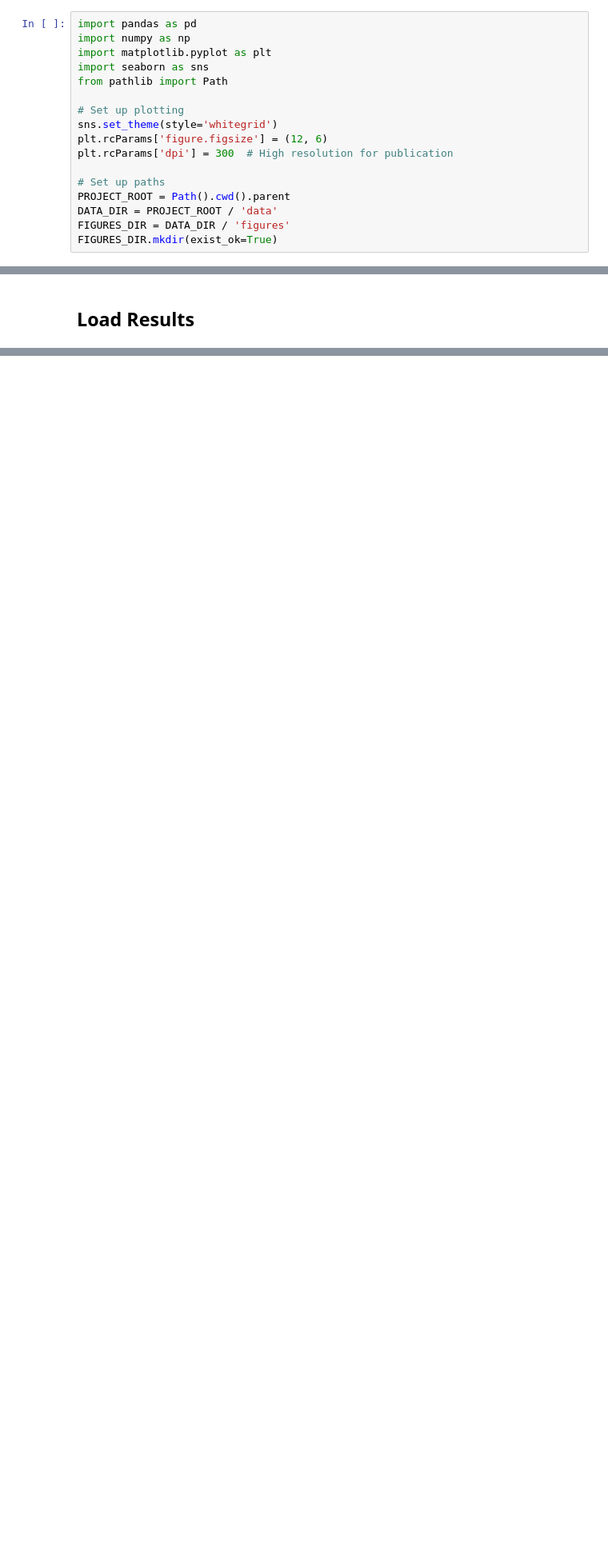
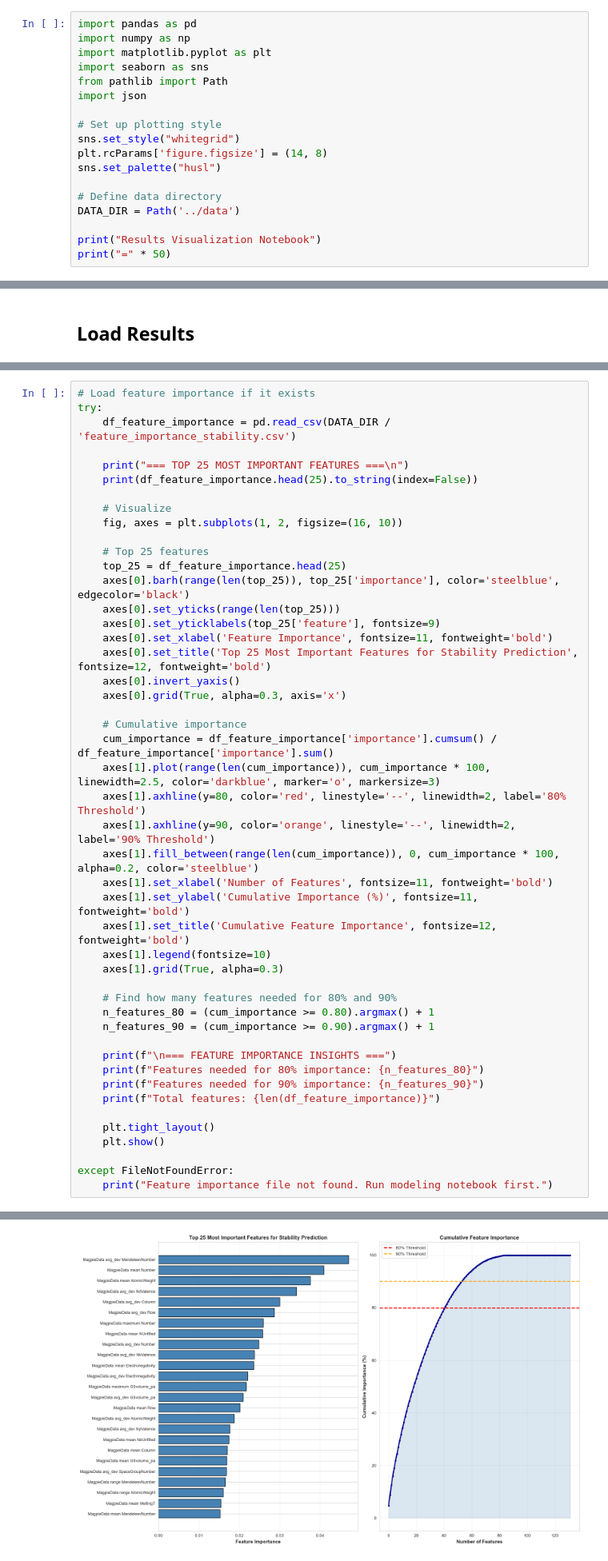
Before and after one commit to benbenmerk-stack/Merkin_FinalProject, a Jupyter notebook: notebooks/04_results_visualization.ipynb, the cells around one changed output, grey strips where cells are left out. Shown at 80% size. Cells and saved outputs as stored; diff of their text form; blank space fills up the shorter version.

```diff
--- a/notebooks/04_results_visualization.ipynb
+++ b/notebooks/04_results_visualization.ipynb
@@ -16,14 +16,15 @@ import numpy as np
 import matplotlib.pyplot as plt
 import seaborn as sns
 from pathlib import Path
+import json
 
-# Set up plotting
-sns.set_theme(style='whitegrid')
-plt.rcParams['figure.figsize'] = (12, 6)
-plt.rcParams['dpi'] = 300  # High resolution for publication
+# Set up plotting style
+sns.set_style("whitegrid")
+plt.rcParams['figure.figsize'] = (14, 8)
+sns.set_palette("husl")
 
-# Set up paths
-PROJECT_ROOT = Path().cwd().parent
-DATA_DIR = PROJECT_ROOT / 'data'
-FIGURES_DIR = DATA_DIR / 'figures'
-FIGURES_DIR.mkdir(exist_ok=True)
+# Define data directory
+DATA_DIR = Path('../data')
+
+print("Results Visualization Notebook")
+print("=" * 50)
@@ -44,0 +238,48 @@ FIGURES_DIR.mkdir(exist_ok=True)
+# %%
+# Load feature importance if it exists
+try:
+    df_feature_importance = pd.read_csv(DATA_DIR / 'feature_importance_stability.csv')
+
+    print("=== TOP 25 MOST IMPORTANT FEATURES ===\n")
+    print(df_feature_importance.head(25).to_string(index=False))
+
+    # Visualize
+    fig, axes = plt.subplots(1, 2, figsize=(16, 10))
+
+    # Top 25 features
+    top_25 = df_feature_importance.head(25)
+    axes[0].barh(range(len(top_25)), top_25['importance'], color='steelblue', edgecolor='black')
+    axes[0].set_yticks(range(len(top_25)))
+    axes[0].set_yticklabels(top_25['feature'], fontsize=9)
+    axes[0].set_xlabel('Feature Importance', fontsize=11, fontweight='bold')
+    axes[0].set_title('Top 25 Most Important Features for Stability Prediction', fontsize=12, fontweight='bold')
+    axes[0].invert_yaxis()
+    axes[0].grid(True, alpha=0.3, axis='x')
+
+    # Cumulative importance
+    cum_importance = df_feature_importance['importance'].cumsum() / df_feature_importance['importance'].sum()
+    axes[1].plot(range(len(cum_importance)), cum_importance * 100, linewidth=2.5, color='darkblue', marker='o', markersize=3)
+    axes[1].axhline(y=80, color='red', linestyle='--', linewidth=2, label='80% Threshold')
+    axes[1].axhline(y=90, color='orange', linestyle='--', linewidth=2, label='90% Threshold')
+    axes[1].fill_between(range(len(cum_importance)), 0, cum_importance * 100, alpha=0.2, color='steelblue')
+    axes[1].set_xlabel('Number of Features', fontsize=11, fontweight='bold')
+    axes[1].set_ylabel('Cumulative Importance (%)', fontsize=11, fontweight='bold')
+    axes[1].set_title('Cumulative Feature Importance', fontsize=12, fontweight='bold')
+    axes[1].legend(fontsize=10)
+    axes[1].grid(True, alpha=0.3)
+
+    # Find how many features needed for 80% and 90%
+    n_features_80 = (cum_importance >= 0.80).argmax() + 1
+    n_features_90 = (cum_importance >= 0.90).argmax() + 1
+
+    print(f"\n=== FEATURE IMPORTANCE INSIGHTS ===")
+    print(f"Features needed for 80% importance: {n_features_80}")
+    print(f"Features needed for 90% importance: {n_features_90}")
+    print(f"Total features: {len(df_feature_importance)}")
+
+    plt.tight_layout()
+    plt.show()
+
+except FileNotFoundError:
+    print("Feature importance file not found. Run modeling notebook first.")
+# %% [output]
@@ -44,0 +303 @@ FIGURES_DIR.mkdir(exist_ok=True)
+[figure, added]
```
Also changed, not shown: parts of 10 cells of this notebook, 9 other files.
